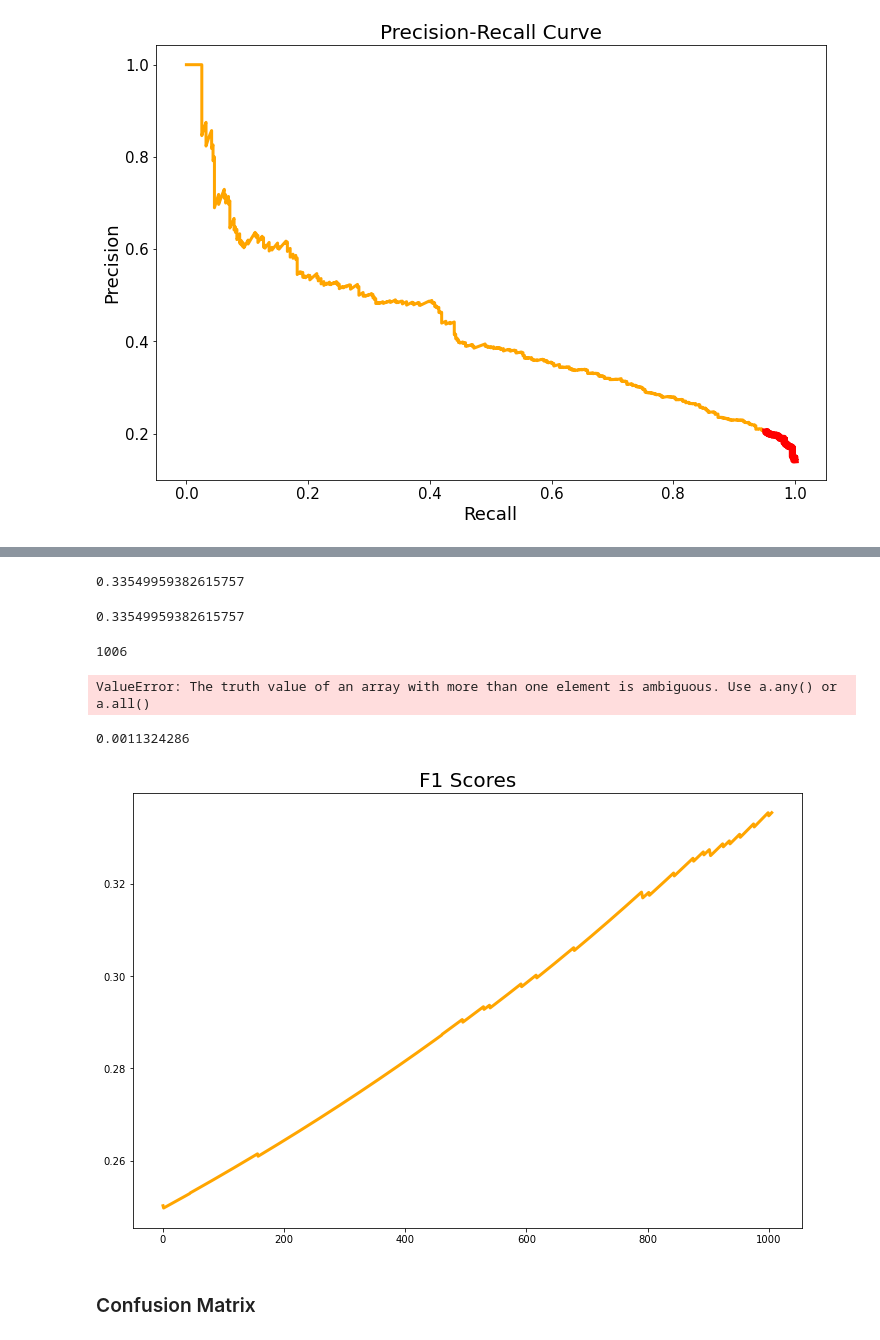
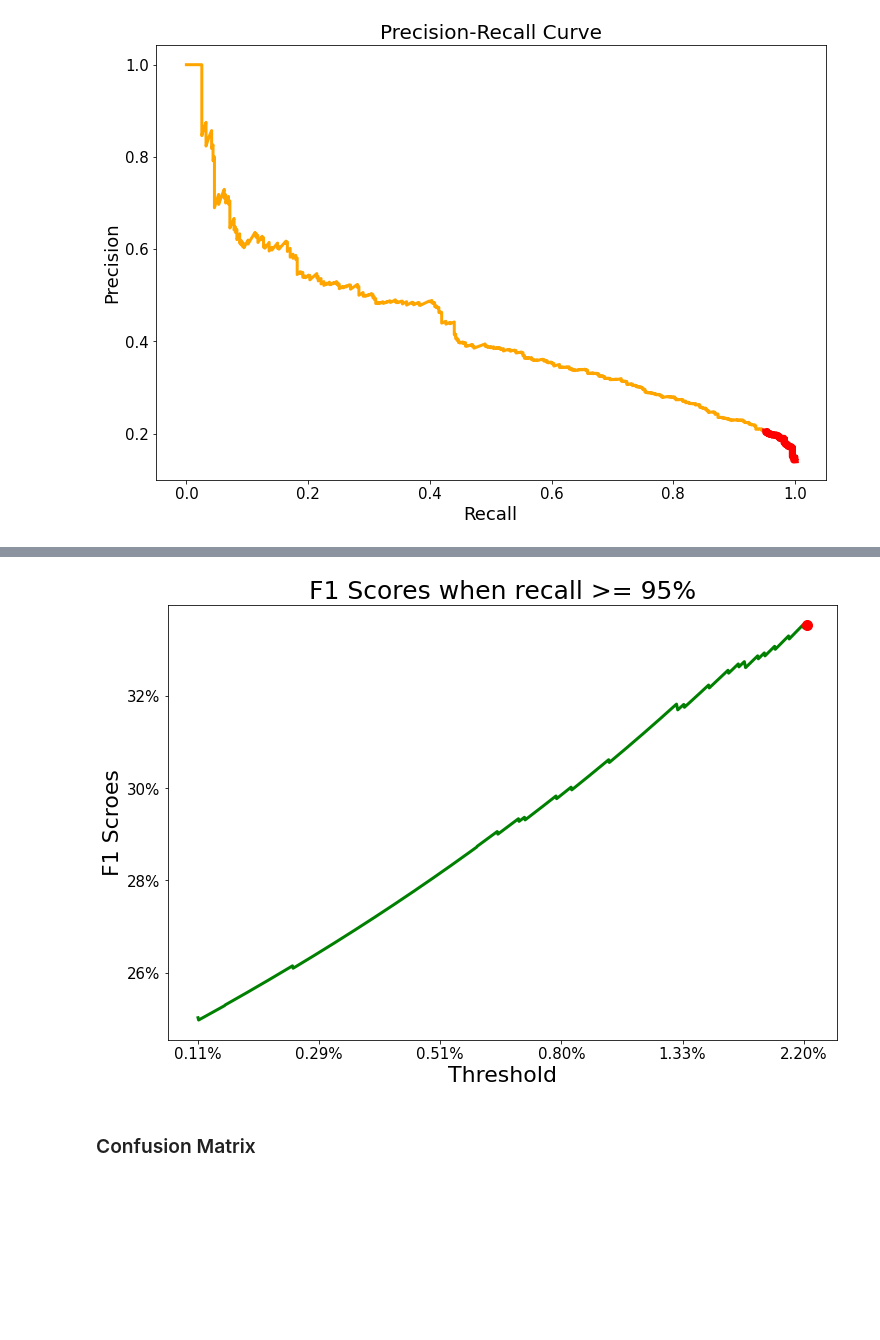
Before and after one commit to taksug229/cancer-image-recognition, a Jupyter notebook: 2. All Data Modeling.ipynb, the cells around one changed output, grey strips where cells are left out. Cells and saved outputs as stored; diff of their text form; code cells hidden in the pictures; blank space fills up the shorter version.

```diff
--- a/2. All Data Modeling.ipynb
+++ b/2. All Data Modeling.ipynb
@@ -223,48 +225,32 @@ liberal_thresh = thresh_pr_curve[:thresh_loc][-1]
 # %%
 f1_lst = [f1_score(y_test, y_test_pred >= i) for i in thresh_pr_curve[:thresh_loc]]
-# %%
-np.max(f1_lst)
-# %% [output]
-0.33549959382615757
-# %%
-f1_lst[-1]
-# %% [output]
-0.33549959382615757
-# %%
-len(f1_lst)
-# %% [output]
-1006
-# %%
-np.arange(thresh_pr_curve[:thresh_loc])
-# %% [output]
-ValueError: The truth value of an array with more than one element is ambiguous. Use a.any() or a.all()
-# %%
-thresh_pr_curve[:thresh_loc][0]
-# %% [output]
-0.0011324286
 # %%
 fig, ax = plt.subplots(figsize=(12,8))
-# ticks = np.arange(-0.2 ,1.2 , 0.2)
+xticks = ['0.11%', '0.29%', '0.51%', '0.80%', '1.33%', '2.20%']
+yticks = ['26%', '28%', '30%', '32%']
 f1_x = np.arange(len(f1_lst))
-title_size = 20
-label_size = 18
+max_index_col = np.argmax(f1_lst, axis=0)
+
+title_size = 25
+label_size = 22
 legend_size = 15
 tick_size = 15
-# thresh_loc = len(recall[recall>=0.95])
 
-ax.plot(np.arange(len(f1_lst)), f1_lst, color='orange', linewidth=3.0)
-# ax.plot(recall[:thresh_loc], precision[:thresh_loc], marker='*', color='red', linewidth=7.0)
+ax.plot(f1_x, f1_lst, color='green', linewidth=3.0)
+ax.plot(f1_x[max_index_col], f1_lst[max_index_col],
+        marker='.', markersize=20, color='red')
 
-ax.set_title('F1 Scores', size=title_size)
+ax.set_title('F1 Scores when recall >= 95%', size=title_size)
 
-# ax.set_xticklabels(ticks, fontsize=tick_size)
-# ax.xaxis.set_major_formatter(FormatStrFormatter('%.1f'))
-# ax.set_yticklabels(ticks, fontsize=tick_size)
-# ax.yaxis.set_major_formatter(FormatStrFormatter('%.1f'))
+ax.set_xticks([0,200,400,600,800,1000])
+ax.set_yticks([0.26,0.28,0.30,0.32])
+ax.set_xticklabels(xticks, fontsize=tick_size)
+ax.set_yticklabels(yticks, fontsize=tick_size)
 
-# ax.set_xlabel('Recall', size=label_size)
-# ax.set_ylabel('Precision', size=label_size)
+ax.set_xlabel('Threshold', size=label_size)
+ax.set_ylabel('F1 Scroes', size=label_size)
 
 fig.show()
+fig.savefig('img/f1.png')
 # %% [output]
-[figure, old version]
+[figure, new version]
```
Also changed, not shown: parts of 11 cells of this notebook, 3 other files.
